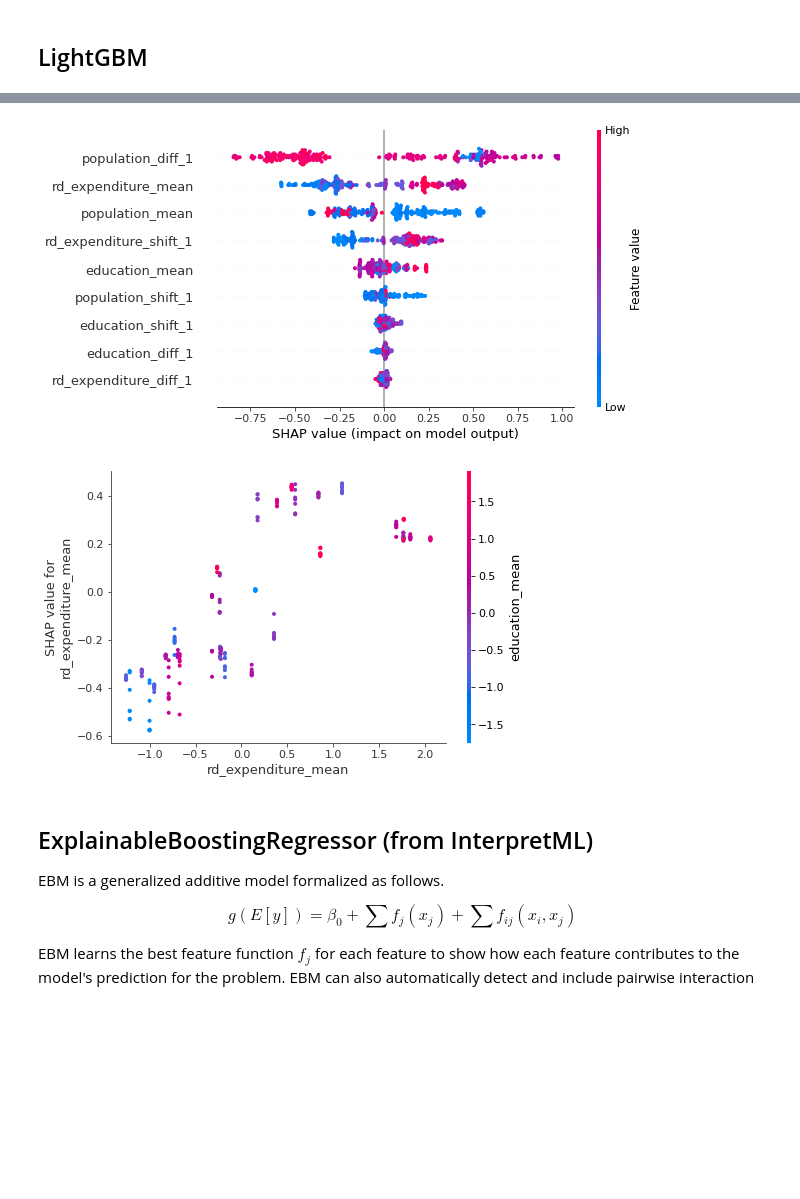
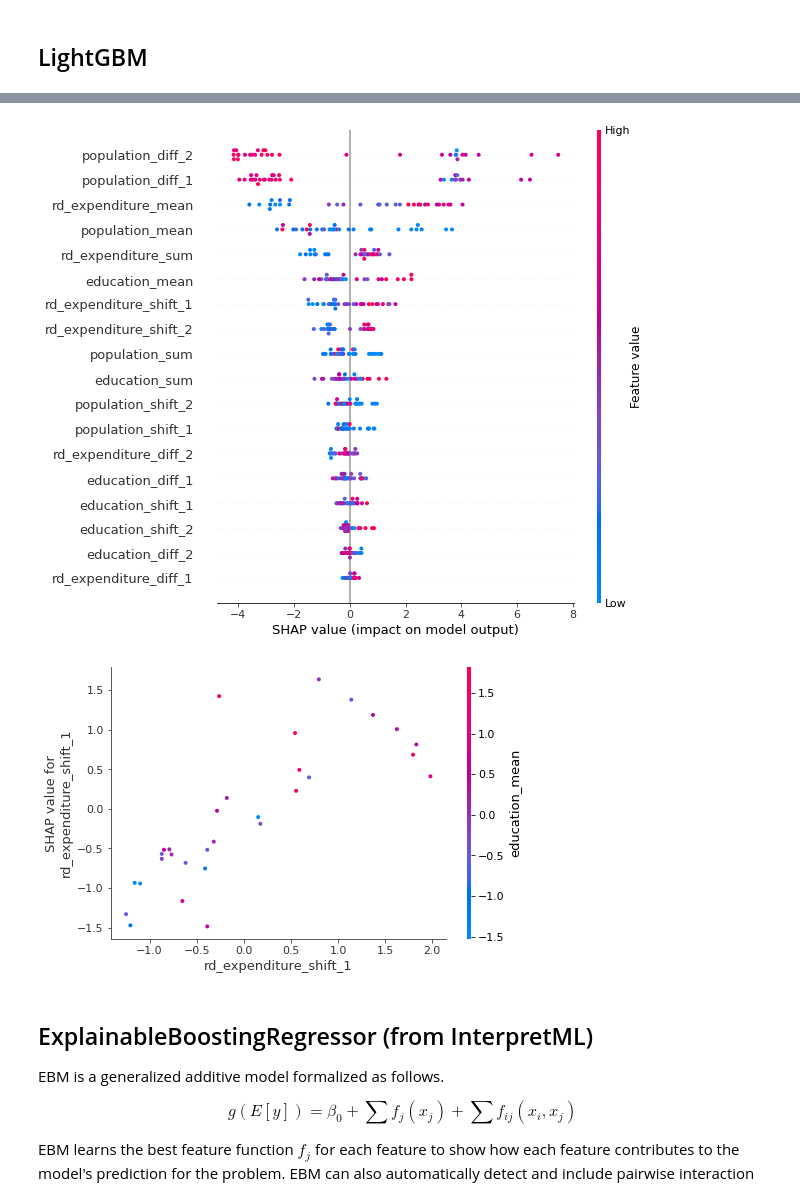
Before and after one commit to ADS-Group-15/eu-productivity-modeling, a Jupyter notebook: notebooks/models.ipynb, the cells around one changed output, grey strips where cells are left out. Saved outputs shown, nothing was run; the diff lists cells and outputs as text; code cells hidden in the pictures; blank space fills up the shorter version.

```diff
--- a/notebooks/models.ipynb
+++ b/notebooks/models.ipynb
@@ -46,0 +53,3 @@ features = ['education', 'population', 'rd_expenditure']
+# %%
+raw_df = raw_df[raw_df['year'] < 2018]
+raw_df['year'].unique()
@@ -189,3 +281,17 @@ import shap
 shap.initjs()
 # %% [output]
 [interactive output not drawn]
+# %%
+from lightgbm import LGBMRegressor
+
+train_temp = train[columns_to_fit + ['per_hour_worked']].dropna()
+test_temp = test[columns_to_fit + ['per_hour_worked']].dropna()
+x_train, y_train = train_temp[columns_to_fit], train_temp[['per_hour_worked']]
+x_test, y_test = test_temp[columns_to_fit], test_temp[['per_hour_worked']]
+
+# temp = df.dropna()
+# x = temp[columns_to_fit]
+# y = temp[['per_hour_worked']]
+
+gbm = LGBMRegressor()
+gbm.fit(x_train, y_train)
@@ -191,0 +352,7 @@ shap.initjs()
+# %%
+dtrain = lgb.Dataset(x_train, label=y_train)
+params = trial.params
+params['objective'] = 'regression'
+tuned_gbm = lgb.train(params, dtrain)
+error = mean_squared_error(y_test, tuned_gbm.predict(x_test))
+error
@@ -192,14 +380,6 @@ shap.initjs()
 # %%
-from lightgbm import LGBMRegressor
+explainer = shap.TreeExplainer(tuned_gbm)
+shap_values = explainer.shap_values(x_test)
 
-x = df[columns_to_fit]
-y = df[['per_hour_worked']]
-
-model = LGBMRegressor()
-model.fit(x, y)
-
-explainer = shap.TreeExplainer(model)
-shap_values = explainer.shap_values(x)
-
-shap.force_plot(explainer.expected_value, shap_values[0,:], x.iloc[0,:])
+shap.force_plot(explainer.expected_value, shap_values[0,:], x_test.iloc[0,:])
 # %% [output]
@@ -206,12 +387,12 @@ shap.force_plot(explainer.expected_value, shap_values[0,:], x.iloc[0,:])
 [interactive output not drawn]
 # %%
-shap.summary_plot(shap_values, x)
+shap.summary_plot(shap_values, x_test)
 # %% [output]
-[figure, old version]
+[figure, new version]
 # %%
-shap.dependence_plot('rd_expenditure_mean', shap_values, x)
+shap.dependence_plot('rd_expenditure_shift_1', shap_values, x_test)
 # %% [output]
-[figure, old version]
+[figure, new version]
 # %% [markdown]
 ## ExplainableBoostingRegressor (from InterpretML)
 
```
Also changed, not shown: parts of 23 cells of this notebook, 4 other files.
